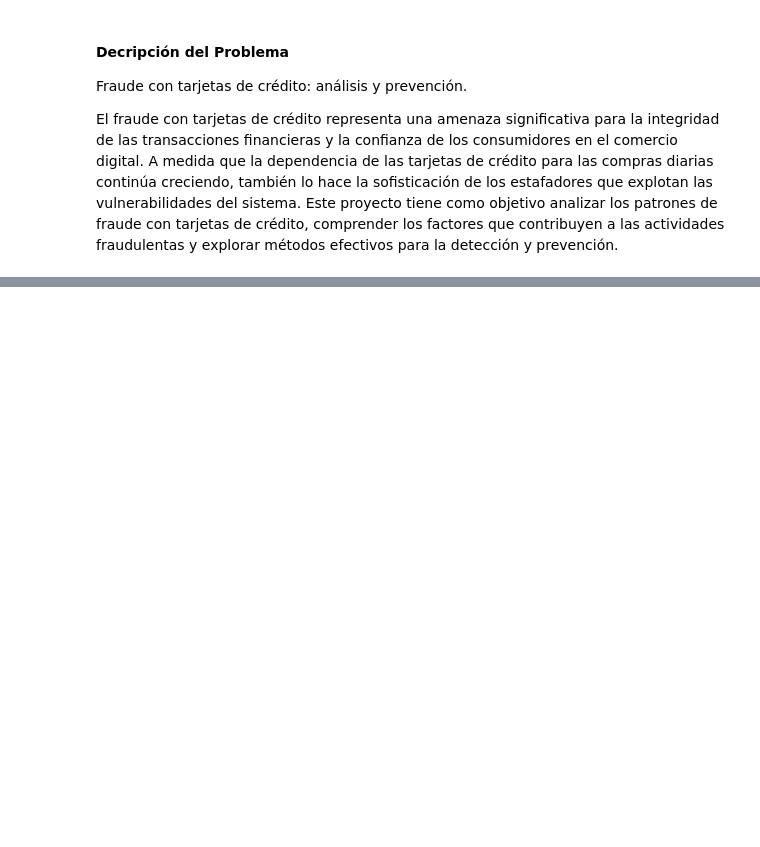
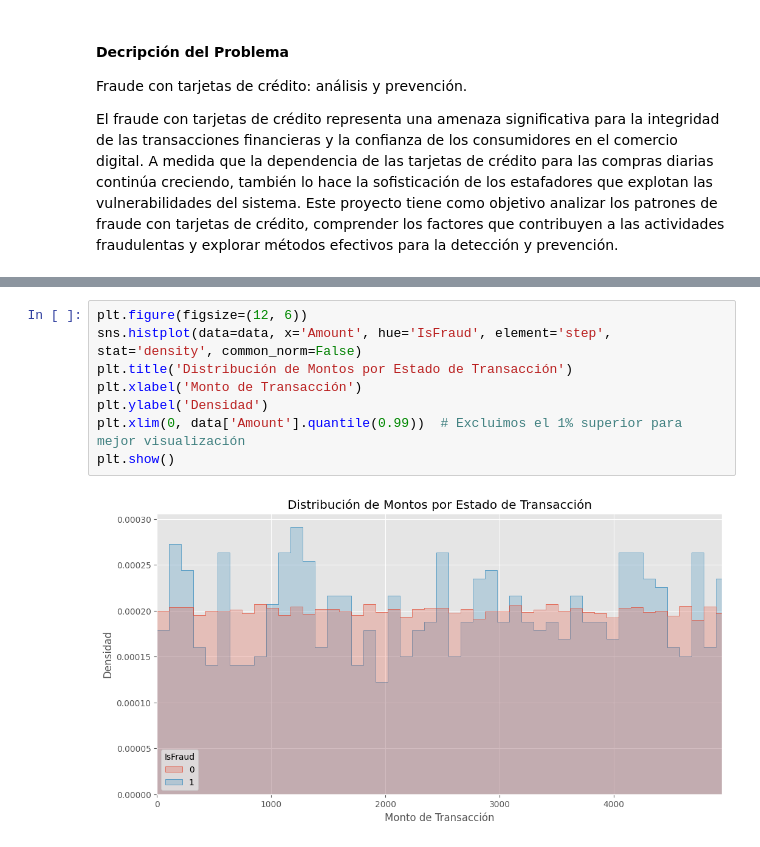
Before and after one commit to angemaria25/credit-card-fraud-detection, a Jupyter notebook: main.ipynb, the cells around one changed output, grey strips where cells are left out. Drawn from its saved outputs; the diff is of its cells as text; blank space fills up the shorter version.

```diff
--- a/main.ipynb
+++ b/main.ipynb
@@ -30,0 +118,10 @@ data.head()
+# %%
+plt.figure(figsize=(12, 6))
+sns.histplot(data=data, x='Amount', hue='IsFraud', element='step', stat='density', common_norm=False)
+plt.title('Distribución de Montos por Estado de Transacción')
+plt.xlabel('Monto de Transacción')
+plt.ylabel('Densidad')
+plt.xlim(0, data['Amount'].quantile(0.99))  # Excluimos el 1% superior para mejor visualización
+plt.show()
+# %% [output]
+[figure, added]
```
Also changed, not shown: parts of 14 cells of this notebook.
